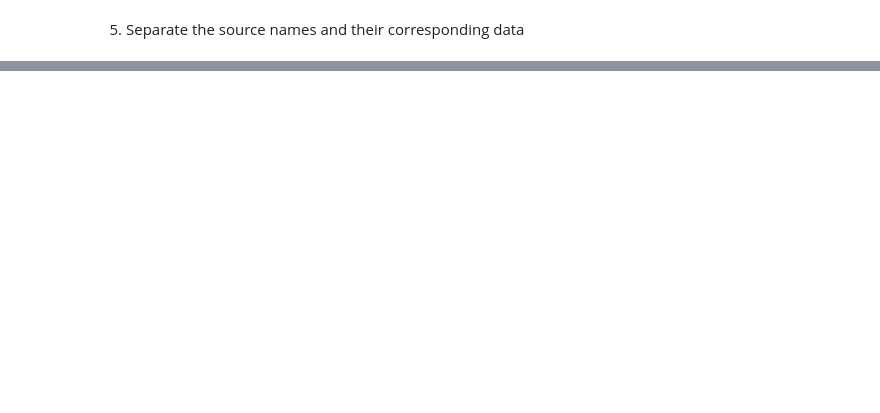
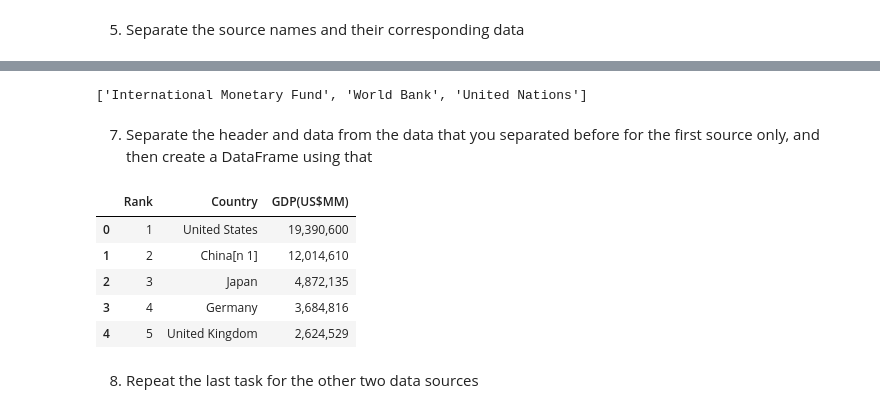
Before and after one commit to Theranmeadows97/dsc540datapreparation, a Jupyter notebook: week5&6/week5&6.ipynb, the cells around one changed output, grey strips where cells are left out. Saved outputs shown, nothing was run; the diff lists cells and outputs as text; code cells hidden in the pictures; blank space fills up the shorter version.

```diff
--- a/week5&6/week5&6.ipynb
+++ b/week5&6/week5&6.ipynb
@@ -37,0 +45,4 @@ AttributeError: 'NoneType' object has no attribute 'tbody'
+# %%
+data_tables = []
+for td in data:
+    data_tables.append(td.findAll('table'))
@@ -37,0 +73,28 @@ AttributeError: 'NoneType' object has no attribute 'tbody'
+# %%
+source_names = [source.findAll('a')[0].getText() for source in sources_list]
+print(source_names)
+# %% [output]
+['International Monetary Fund', 'World Bank', 'United Nations']
+# %% [markdown]
+7. Separate the header and data from the data that you separated before for the first
+source only, and then create a DataFrame using that
+# %%
+header1 = [th.getText().strip() for th in data_tables[0][0].findAll('thead')
+[0].findAll('th')]
+# %%
+rows1 = data_tables[0][0].findAll('tbody')[0].findAll('tr')[1:]
+# %%
+data_rows1 = [[td.get_text().strip() for td in tr.findAll('td')] for tr in
+rows1]
+# %%
+df1 = pd.DataFrame(data_rows1, columns=header1)
+df1.head()
+# %% [output]
+|  | Rank | Country | GDP(US$MM) |
+| 0 | 1 | United States | 19,390,600 |
+| 1 | 2 | China[n 1] | 12,014,610 |
+| 2 | 3 | Japan | 4,872,135 |
+| 3 | 4 | Germany | 3,684,816 |
+| 4 | 5 | United Kingdom | 2,624,529 |
+# %% [markdown]
+8. Repeat the last task for the other two data sources
```
Also changed, not shown: parts of 51 cells of this notebook, 3 other files.
